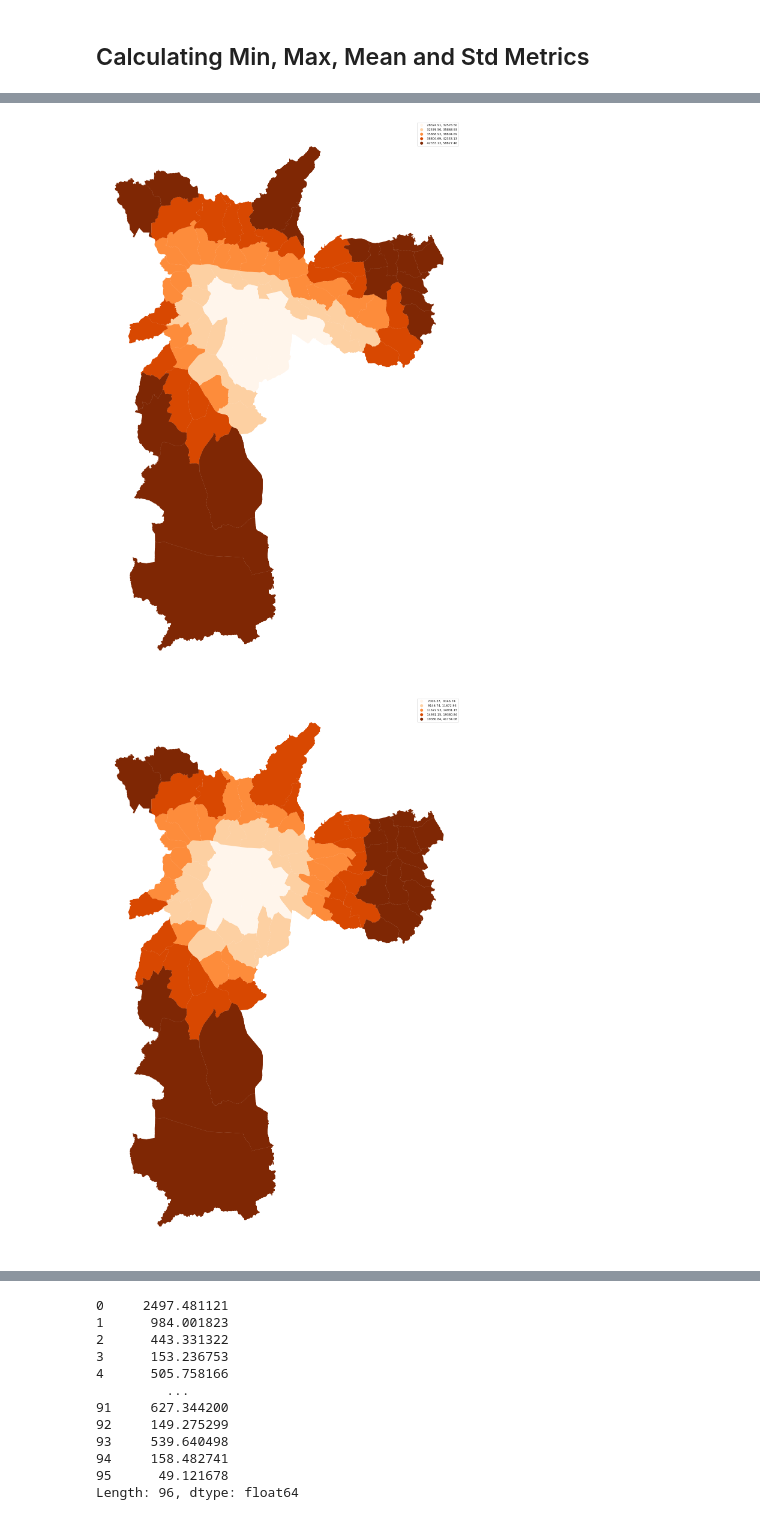
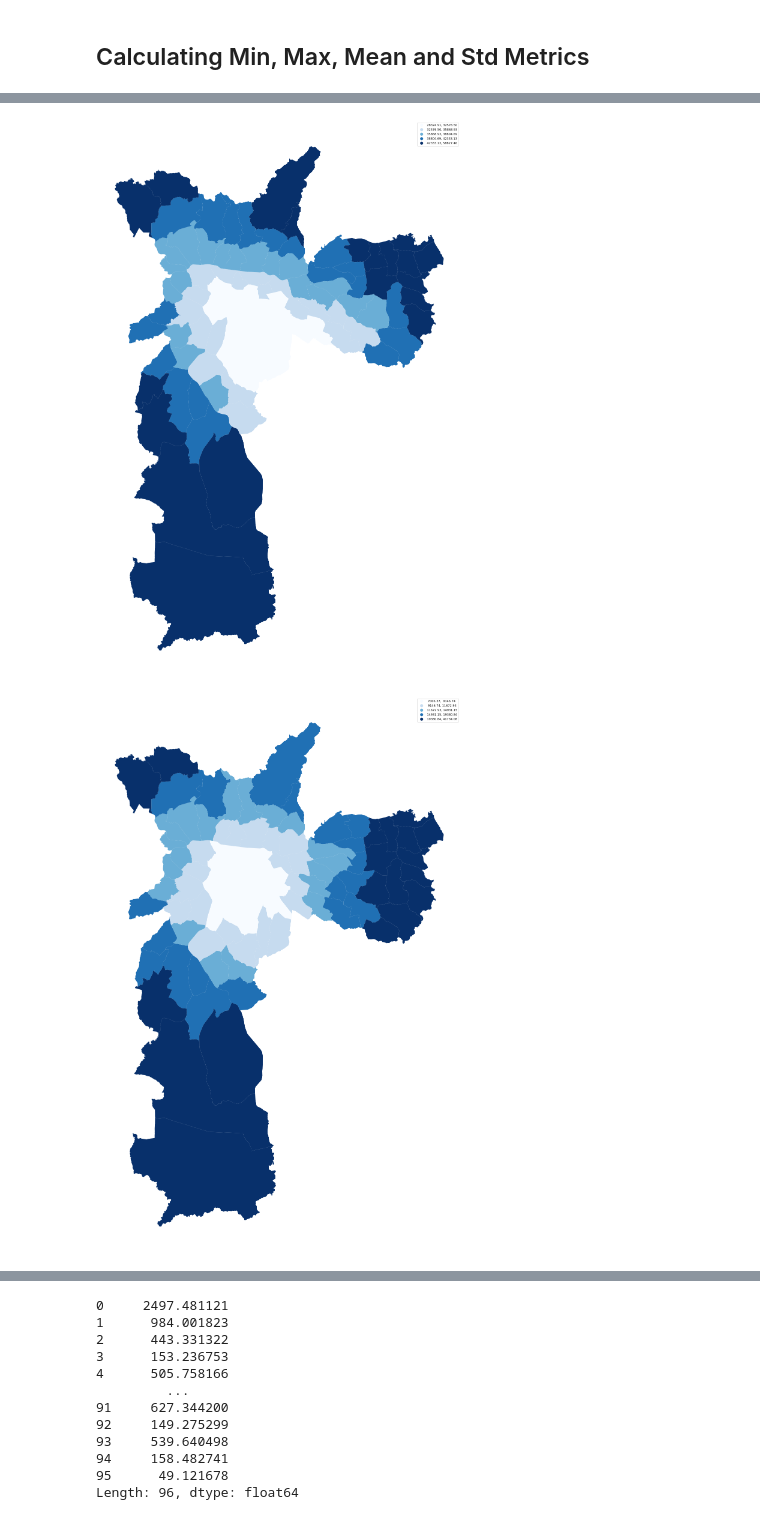
Before and after one commit to ricardobreis/Exploratory-Data-Analysis-Bancarization, a Jupyter notebook: src/distance.ipynb, the cells around one changed output, grey strips where cells are left out. Drawn from its saved outputs; the diff is of its cells as text; code cells hidden in the pictures.

Commit message:
improving plots

```diff
--- a/src/distance.ipynb
+++ b/src/distance.ipynb
@@ -172,26 +171,26 @@ ax.set(facecolor = "white")
 fig.patch.set_facecolor('white')
 
 # Plot
-sp_shp.plot(column='maior_distancia', scheme="Quantiles", k= 5, cmap="Oranges", legend=True, ax=ax)
+sp_shp.plot(column='maior_distancia', scheme="Quantiles", k= 5, cmap="Blues", legend=True, ax=ax)
 
 ax.axis("off")
 plt.show()
 # %% [output]
-[figure, old version]
+[figure, new version]
 # %%
 fig, ax = plt.subplots(figsize=(40,34))
 
 # Set bg colors
 ax.set(facecolor = "white")
 fig.patch.set_facecolor('white')
 
 # Plot
-sp_shp.plot(column='distancia_media', scheme="Quantiles", k= 5, cmap="Oranges", legend=True, ax=ax)
+sp_shp.plot(column='distancia_media', scheme="Quantiles", k= 5, cmap="Blues", legend=True, ax=ax)
 
 ax.axis("off")
 plt.show()
 # %% [output]
-[figure, old version]
+[figure, new version]
 # %%
 fig, ax = plt.subplots(figsize=(40,34))
 
```
Also changed, not shown: parts of 6 cells of this notebook.
